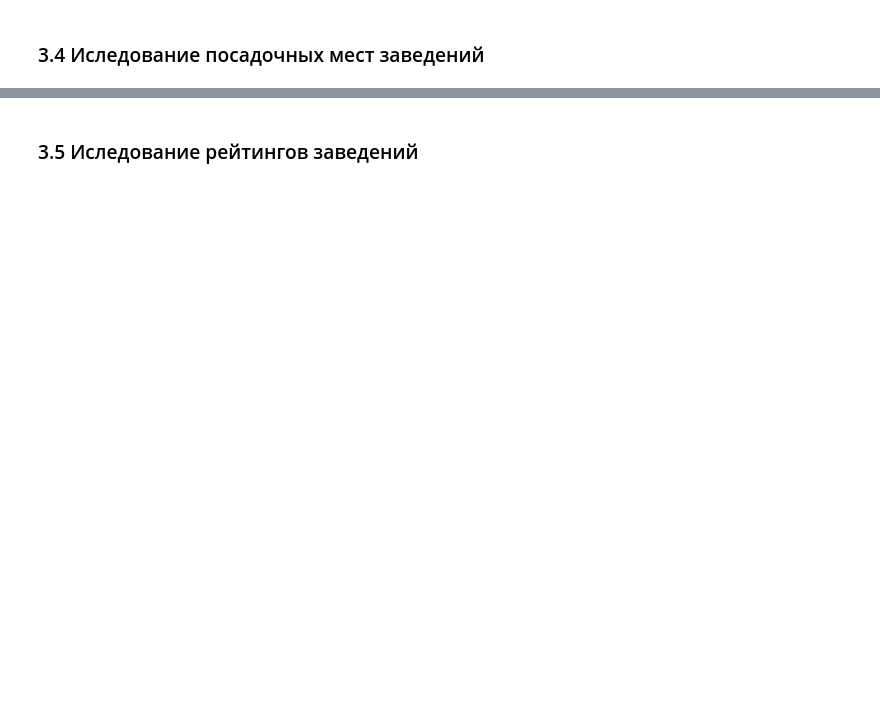
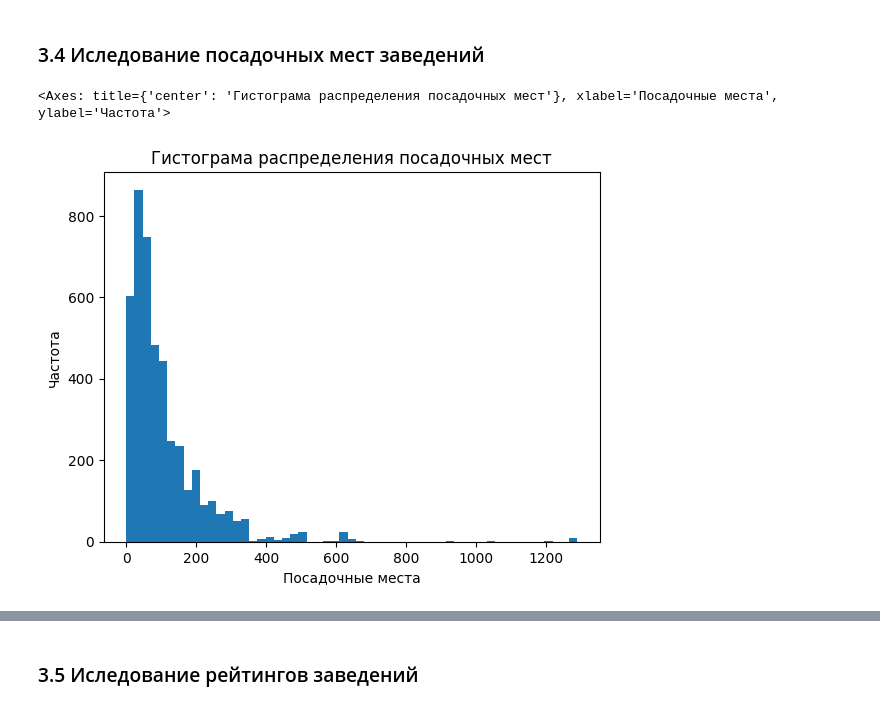
Before and after one commit to MEYakunin/Sprint7, a Jupyter notebook: Sprint7_Mikl_Yakunin.ipynb, the cells around one changed output, grey strips where cells are left out. Saved outputs shown, nothing was run; the diff lists cells and outputs as text; code cells hidden in the pictures; blank space fills up the shorter version.

```diff
--- a/Sprint7_Mikl_Yakunin.ipynb
+++ b/Sprint7_Mikl_Yakunin.ipynb
@@ -393,9 +592,16 @@ group_category.plot(
 # %% [markdown]
 ### 3.4 Иследование посадочных мест заведений
 # %%
+# Выводим гистограмму распределения посадочных мест
 df_seats = df[df['seats'] >= 0]
 df_seats['seats'].plot(
     kind='hist',
-    bins=55
+    bins=55,
+    title='Гистограма распределения посадочных мест',
+    xlabel='Посадочные места',
+    ylabel='Частота',
 )
+# %% [output]
+<Axes: title={'center': 'Гистограма распределения посадочных мест'}, xlabel='Посадочные места', ylabel='Частота'>
+[figure, added]
 # %%
```
Also changed, not shown: parts of 37 cells of this notebook.
